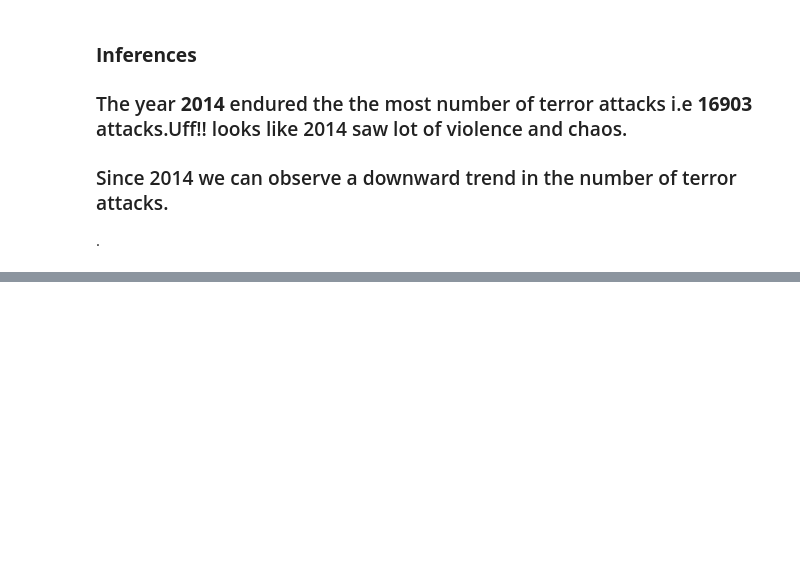
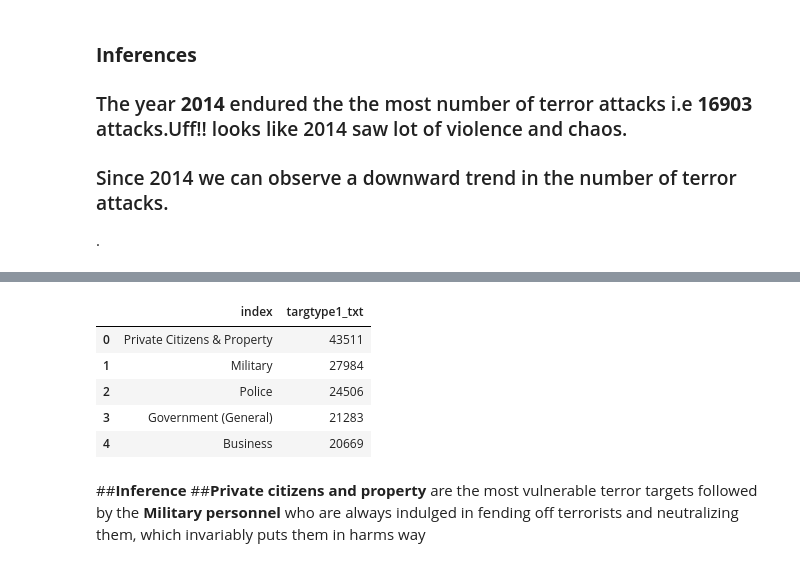
Before and after one commit to VinayR1998/GTD-ExploratoyAnalysis, a Jupyter notebook: Vinay_R_EDA_1_GTD.ipynb, the cells around one changed output, grey strips where cells are left out. Cells and saved outputs as stored; diff of their text form; code cells hidden in the pictures; blank space fills up the shorter version.

```diff
--- a/Vinay_R_EDA_1_GTD.ipynb
+++ b/Vinay_R_EDA_1_GTD.ipynb
@@ -183,0 +201,12 @@ plt.show()
+# %%
+gtd_df.targtype1_txt.value_counts().reset_index()[:5]
+# %% [output]
+|  | index | targtype1_txt |
+| 0 | Private Citizens & Property | 43511 |
+| 1 | Military | 27984 |
+| 2 | Police | 24506 |
+| 3 | Government (General) | 21283 |
+| 4 | Business | 20669 |
+# %% [markdown]
+##**Inference**
+##**Private citizens and property** are the most vulnerable terror targets followed by the **Military personnel** who are always indulged in fending off terrorists and neutralizing them, which invariably puts them in harms way
```
Also changed, not shown: parts of 3 cells of this notebook.
